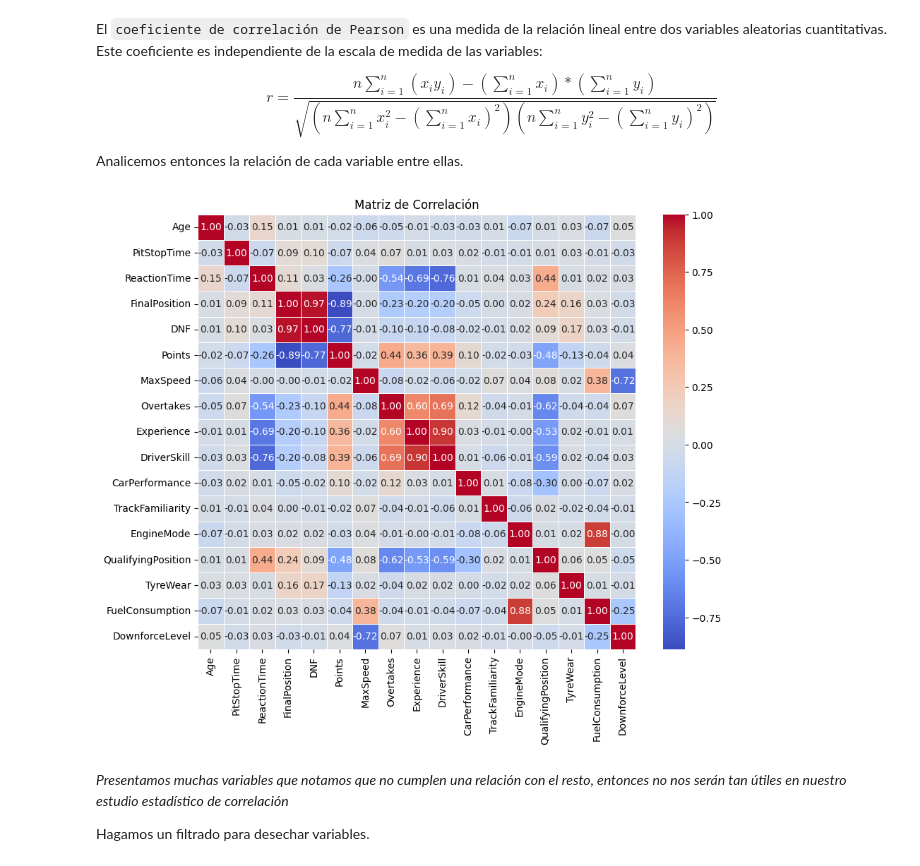
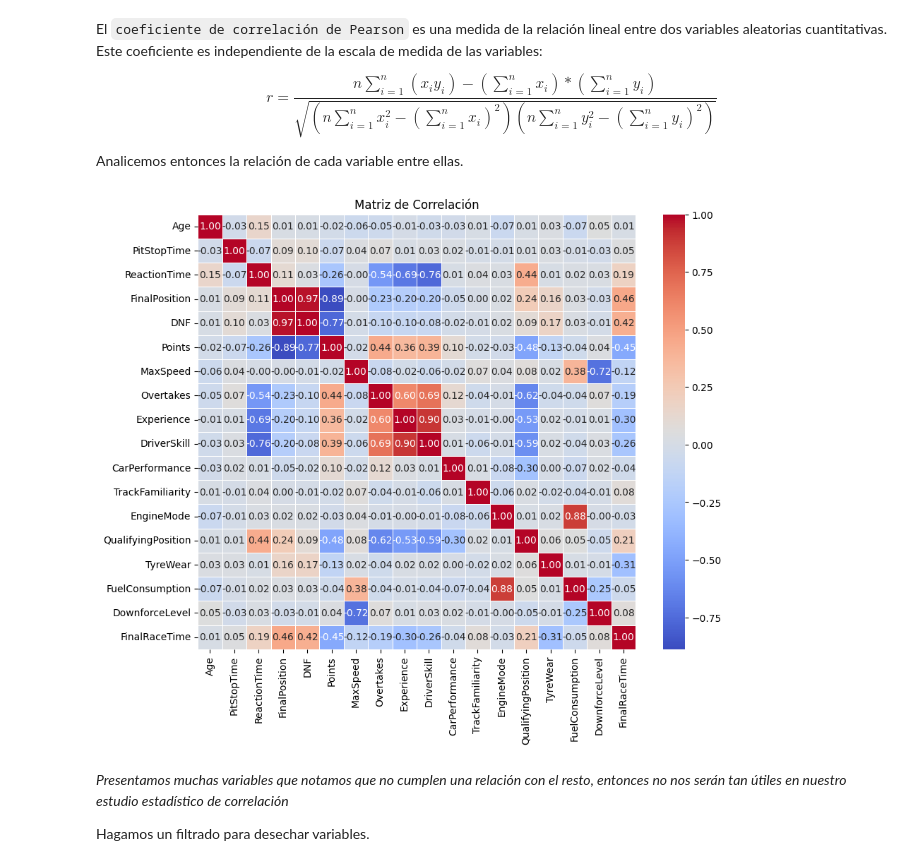
Before and after one commit to JabelResendiz/F1StatsLab, a Jupyter notebook: formula1/2correlation_matrix.ipynb, the cells around one changed output. Drawn from its saved outputs; the diff is of its cells as text; code cells hidden in the pictures.

```diff
--- a/formula1/2correlation_matrix.ipynb
+++ b/formula1/2correlation_matrix.ipynb
@@ -18,28 +18,28 @@ Analicemos entonces la relación de cada variable entre ellas.
 # %%
 import numpy as np
 import pandas as pd
 import scipy.stats as st
 from scipy.stats import norm
 from scipy.stats import chi2
 import matplotlib.pyplot as plt
 import seaborn as sns
 
-f1 = pd.read_csv('formula1_enhanced_data.csv')
+f1 = pd.read_csv('formula1_enhanced_data_final.csv')
 
 
 # Filtrar columnas numéricas
 numeric_columns = f1.select_dtypes(include=['number'])
 
 # Calcular la matriz de correlación solo con columnas numéricas
 correlation_matrix = numeric_columns.corr()
 
 # Crear un mapa de calor para la matriz de correlación
 plt.figure(figsize=(10, 8))
 sns.heatmap(correlation_matrix, annot=True, cmap='coolwarm', fmt=".2f", linewidths=0.5)
 plt.title('Matriz de Correlación')
 plt.show()
 # %% [output]
-[figure, old version]
+[figure, new version]
 # %% [markdown]
 *Presentamos muchas variables que notamos que no cumplen una relación con el resto, entonces no nos serán tan útiles en nuestro estudio estadístico de correlación*
 
```
Also changed, not shown: parts of 1 cell of this notebook, 1 other file.
